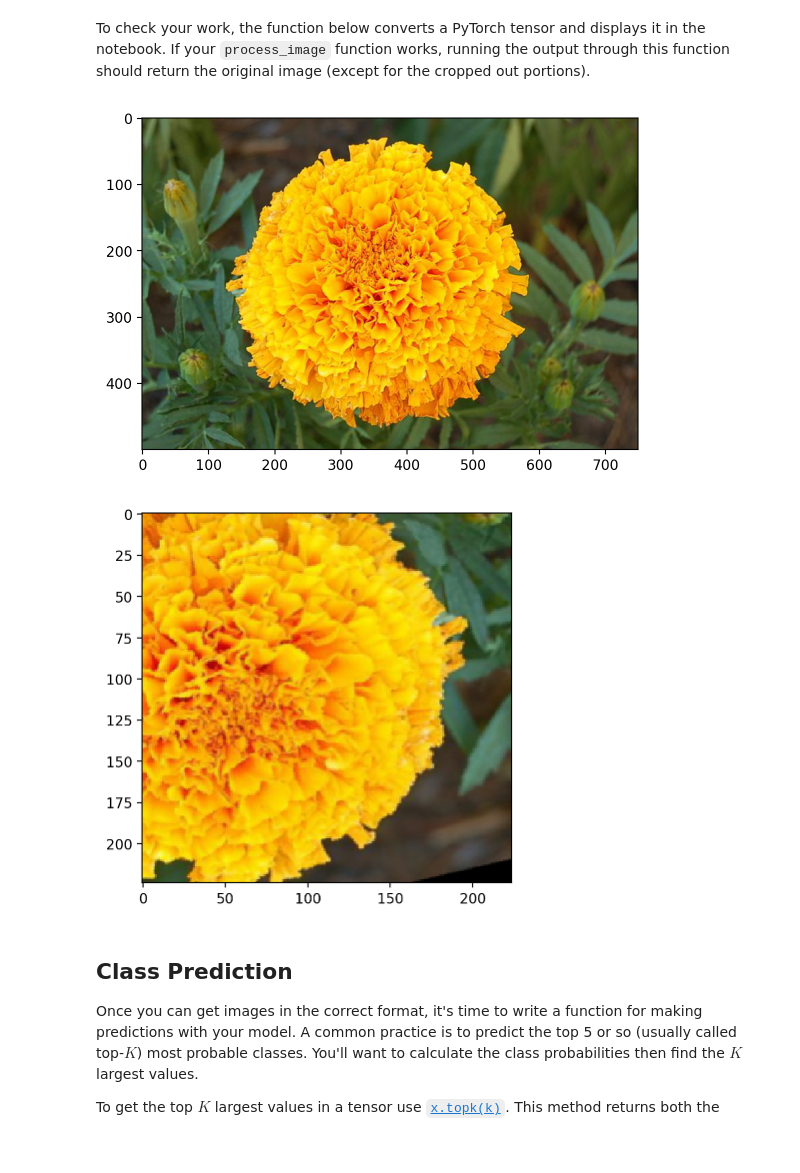
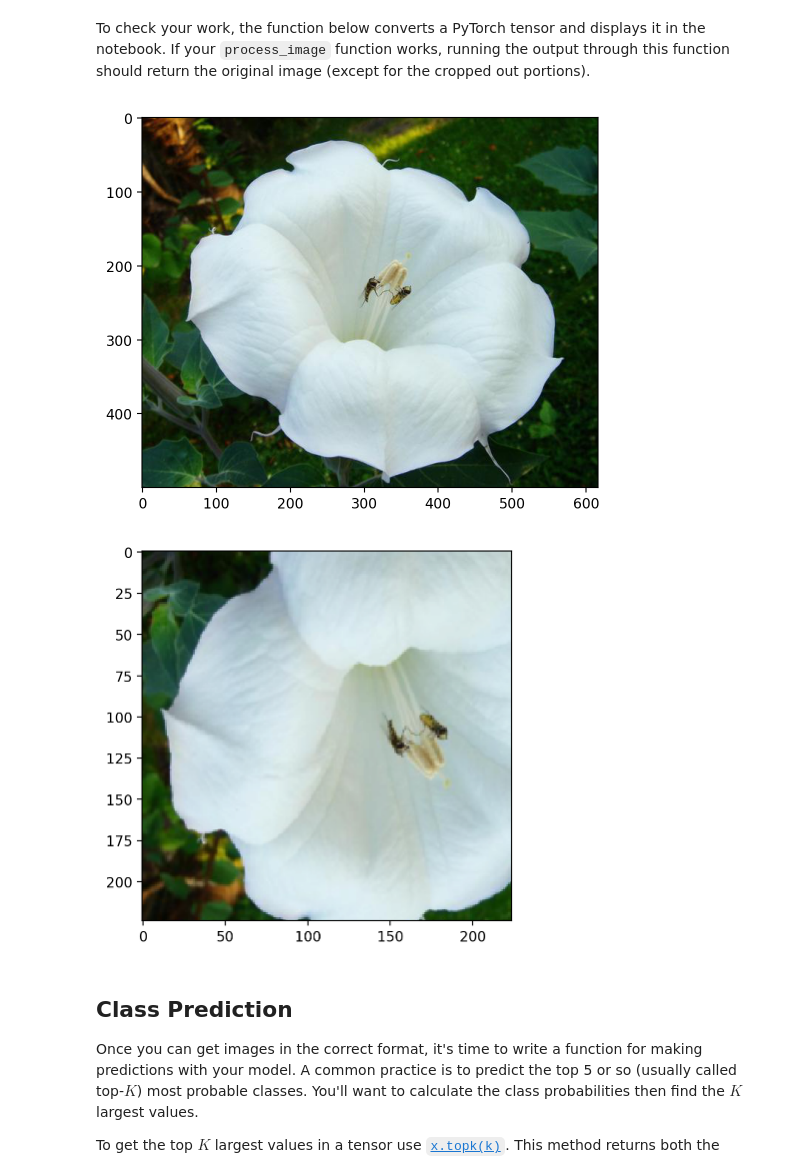
Before and after one commit to OmarAshraf01/aipnd-project, a Jupyter notebook: Image Classifier Project.ipynb, the cells around one changed output. Saved outputs shown, nothing was run; the diff lists cells and outputs as text; code cells hidden in the pictures; blank space fills up the shorter version.

Commit message:
testing image classifier project.ipynb

```diff
--- a/Image Classifier Project.ipynb
+++ b/Image Classifier Project.ipynb
@@ -398,18 +398,18 @@ def imshow(image, ax=None, title=None):
     return ax
 # %%
 # Class 47: Marigold
-image_path = "flowers/test/47/image_04966.jpg"
+image_path = "flowers/test/75/image_02078.jpg"
 
 # original image
 with Image.open(image_path) as image:
     plt.imshow(image)
 
 # Processed image
 with Image.open(image_path) as image:
     imshow(process_image(image))
 # %% [output]
-[figure, old version]
+[figure, new version]
-[figure, old version]
+[figure, new version]
 # %% [markdown]
 ## Class Prediction
 
```
